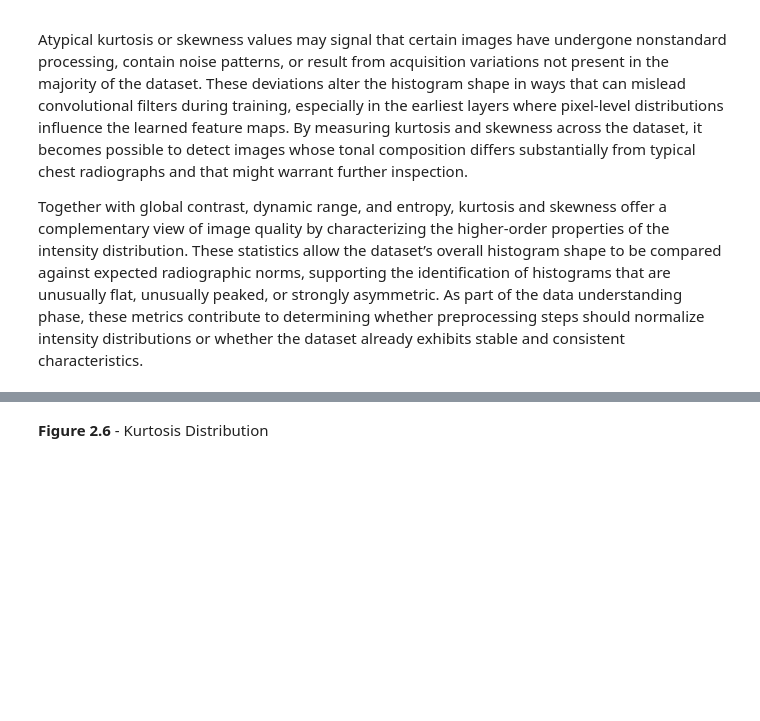
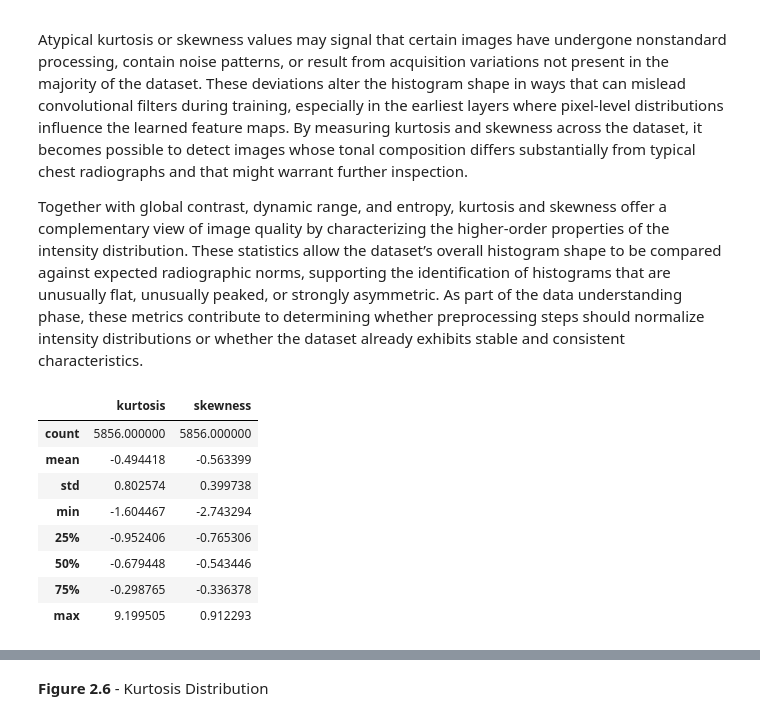
Before and after one commit to logus2k/apvc_p2, a Jupyter notebook: dl_for_cv_project2_v1.ipynb, the cells around one changed output, grey strips where cells are left out. Saved outputs shown, nothing was run; the diff lists cells and outputs as text; code cells hidden in the pictures; blank space fills up the shorter version.

```diff
--- a/dl_for_cv_project2_v1.ipynb
+++ b/dl_for_cv_project2_v1.ipynb
@@ -482,27 +476,18 @@ Atypical kurtosis or skewness values may signal that certain images have undergo
 
 Together with global contrast, dynamic range, and entropy, kurtosis and skewness offer a complementary view of image quality by characterizing the higher-order properties of the intensity distribution. These statistics allow the dataset’s overall histogram shape to be compared against expected radiographic norms, supporting the identification of histograms that are unusually flat, unusually peaked, or strongly asymmetric. As part of the data understanding phase, these metrics contribute to determining whether preprocessing steps should normalize intensity distributions or whether the dataset already exhibits stable and consistent characteristics.
 # %%
-# Compute kurtosis and skewness for a single image
-def compute_kurtosis_skew(image_path):
-	img = cv2.imread(image_path, cv2.IMREAD_GRAYSCALE)
-	if img is None:
-		return None, None
-	values = img.astype(np.float32).ravel()
-	return float(kurtosis(values)), float(skew(values))
-
-# Compute metrics for all dataset images
-results_shape = []
-for path in all_paths:
-	k, s = compute_kurtosis_skew(path)
-	if k is not None:
-		results_shape.append({
-			"image": path,
-			"kurtosis": k,
-			"skewness": s
-		})
-
-df_shape = pd.DataFrame(results_shape)
-
-# Display descriptive statistics
-display(df_shape.describe())
+# Compute image shape statistics (kurtosis and skewness)
+if scenario("DEVELOPMENT"):
+    DF_VIEW["kurtosis"], DF_VIEW["skewness"] = zip(*DF_VIEW["image_path"].apply(compute_kurtosis_skew))
+    display(DF_VIEW[["kurtosis", "skewness"]].describe())
+# %% [output]
+|  | kurtosis | skewness |
+| count | 5856.000000 | 5856.000000 |
+| mean | -0.494418 | -0.563399 |
+| std | 0.802574 | 0.399738 |
+| min | -1.604467 | -2.743294 |
+| 25% | -0.952406 | -0.765306 |
+| 50% | -0.679448 | -0.543446 |
+| 75% | -0.298765 | -0.336378 |
+| max | 9.199505 | 0.912293 |
 # %%
```
Also changed, not shown: parts of 4 cells of this notebook.
